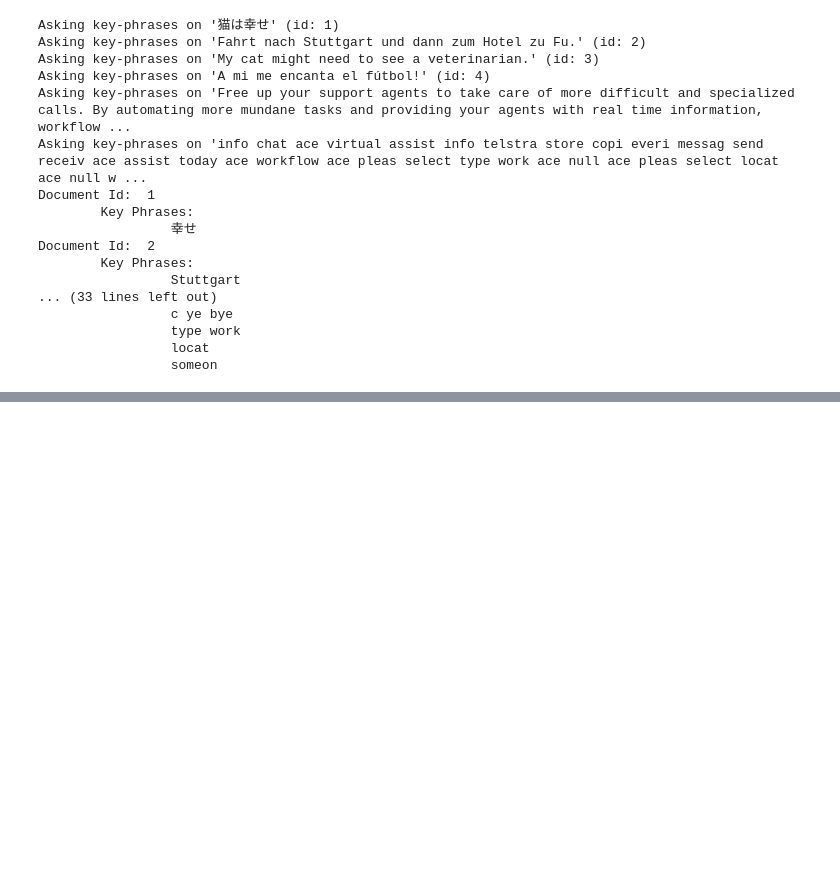
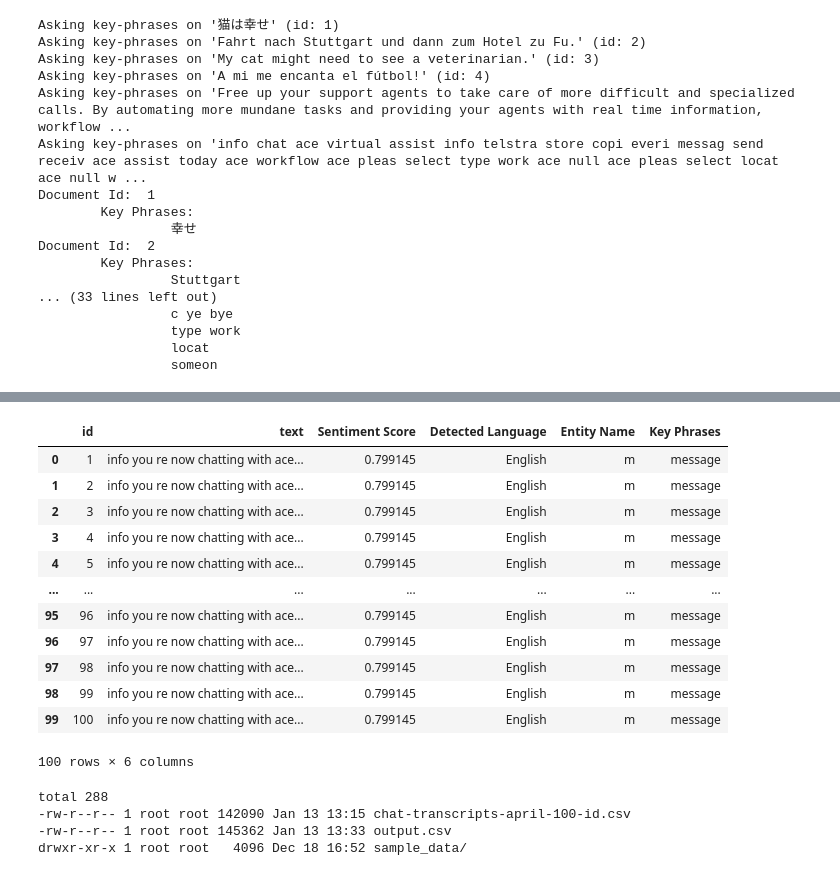
Before and after one commit to ayaz-ncr/azure, a Jupyter notebook: azure_text_analytics.ipynb, the cells around one changed output, grey strips where cells are left out. Drawn from its saved outputs; the diff is of its cells as text; code cells hidden in the pictures; blank space fills up the shorter version.

```diff
--- a/azure_text_analytics.ipynb
+++ b/azure_text_analytics.ipynb
@@ -225,0 +434,16 @@ Document Id:  2
+# %%
+dataset
+# %% [output]
+|  | id | text | Sentiment Score | Detected Language | Entity Name | Key Phrases |
+| 0 | 1 | info you re now chatting with ace... | 0.799145 | English | m | message |
+| 1 | 2 | info you re now chatting with ace... | 0.799145 | English | m | message |
+| 2 | 3 | info you re now chatting with ace... | 0.799145 | English | m | message |
+| 3 | 4 | info you re now chatting with ace... | 0.799145 | English | m | message |
+| 4 | 5 | info you re now chatting with ace... | 0.799145 | English | m | message |
+| ... | ... | ... | ... | ... | ... | ... |
+| 95 | 96 | info you re now chatting with ace... | 0.799145 | English | m | message |
+| 96 | 97 | info you re now chatting with ace... | 0.799145 | English | m | message |
+| 97 | 98 | info you re now chatting with ace... | 0.799145 | English | m | message |
+| 98 | 99 | info you re now chatting with ace... | 0.799145 | English | m | message |
+| 99 | 100 | info you re now chatting with ace... | 0.799145 | English | m | message |
+100 rows × 6 columns
@@ -225,0 +452,7 @@ Document Id:  2
+# %%
+ls -l
+# %% [output]
+total 288
+-rw-r--r-- 1 root root 142090 Jan 13 13:15 chat-transcripts-april-100-id.csv
+-rw-r--r-- 1 root root 145362 Jan 13 13:33 output.csv
+drwxr-xr-x 1 root root   4096 Dec 18 16:52 sample_data/
```
Also changed, not shown: parts of 18 cells of this notebook.
